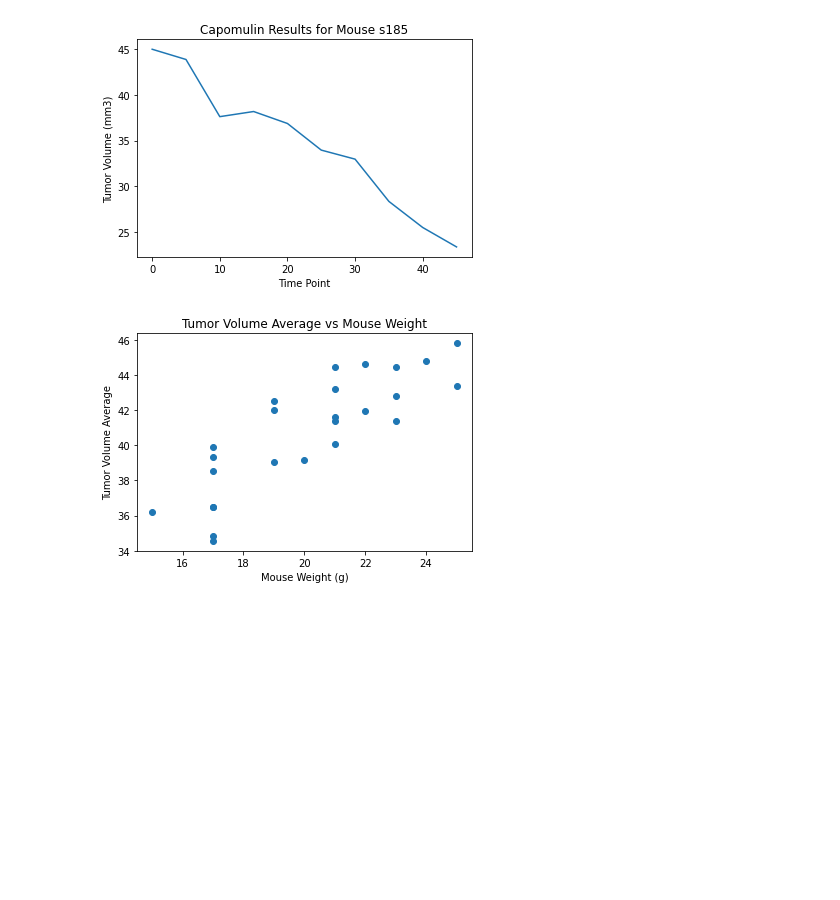
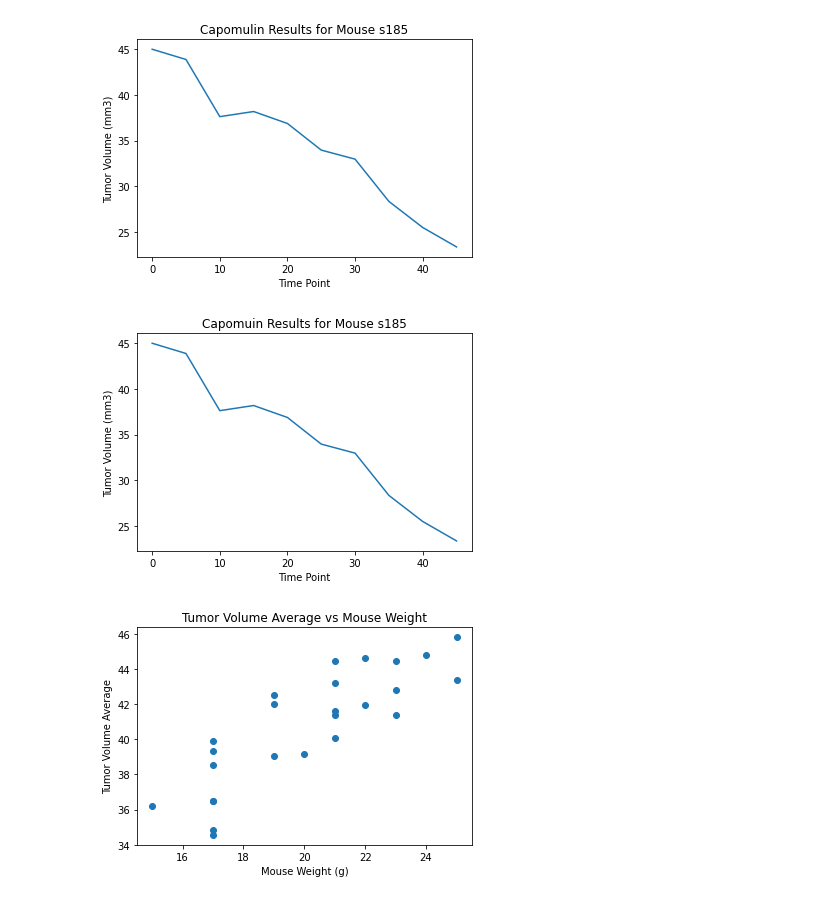
Before and after one commit to vadulas/matplotlib_challenge, a Jupyter notebook: Pymaceuticals/pymaceuticals_starter.ipynb, the cells around one changed output. Saved outputs shown, nothing was run; the diff lists cells and outputs as text; code cells hidden in the pictures; blank space fills up the shorter version.

```diff
--- a/Pymaceuticals/pymaceuticals_starter.ipynb
+++ b/Pymaceuticals/pymaceuticals_starter.ipynb
@@ -516,6 +546,23 @@ ValueError: cannot copy sequence with size 230 to array axis with dimension 1
 #set the x-axis equal to the Timepoint and y-axis to Tumor Volume
 # %% [output]
 [figure]
+# %%
+
+# create a filtered dataframe with capomulin drug treatment for mose s185
+capomulin_filter = study_data_complete["Drug Regimen"] == "Capomulin"
+mouse_id_filter = study_data_complete["Mouse ID"] == "s185"
+
+
+study_filtered_df = study_data_complete[capomulin_filter & mouse_id_filter]
+
+#plot the line cart
+plt.plot(study_filtered_df["Timepoint"], study_filtered_df["Tumor Volume (mm3)"])
+plt.xlabel("Time Point")
+plt.ylabel("Tumor Volume (mm3)")
+plt.title("Capomuin Results for Mouse s185")
+plt.show()
+# %% [output]
+[figure, added]
 # %%
 # Generate a scatter plot of average tumor volume vs. mouse weight for the Capomulin regimen
 # group by mouse ID to find average tumor volume
```
Also changed, not shown: parts of 10 cells of this notebook.
